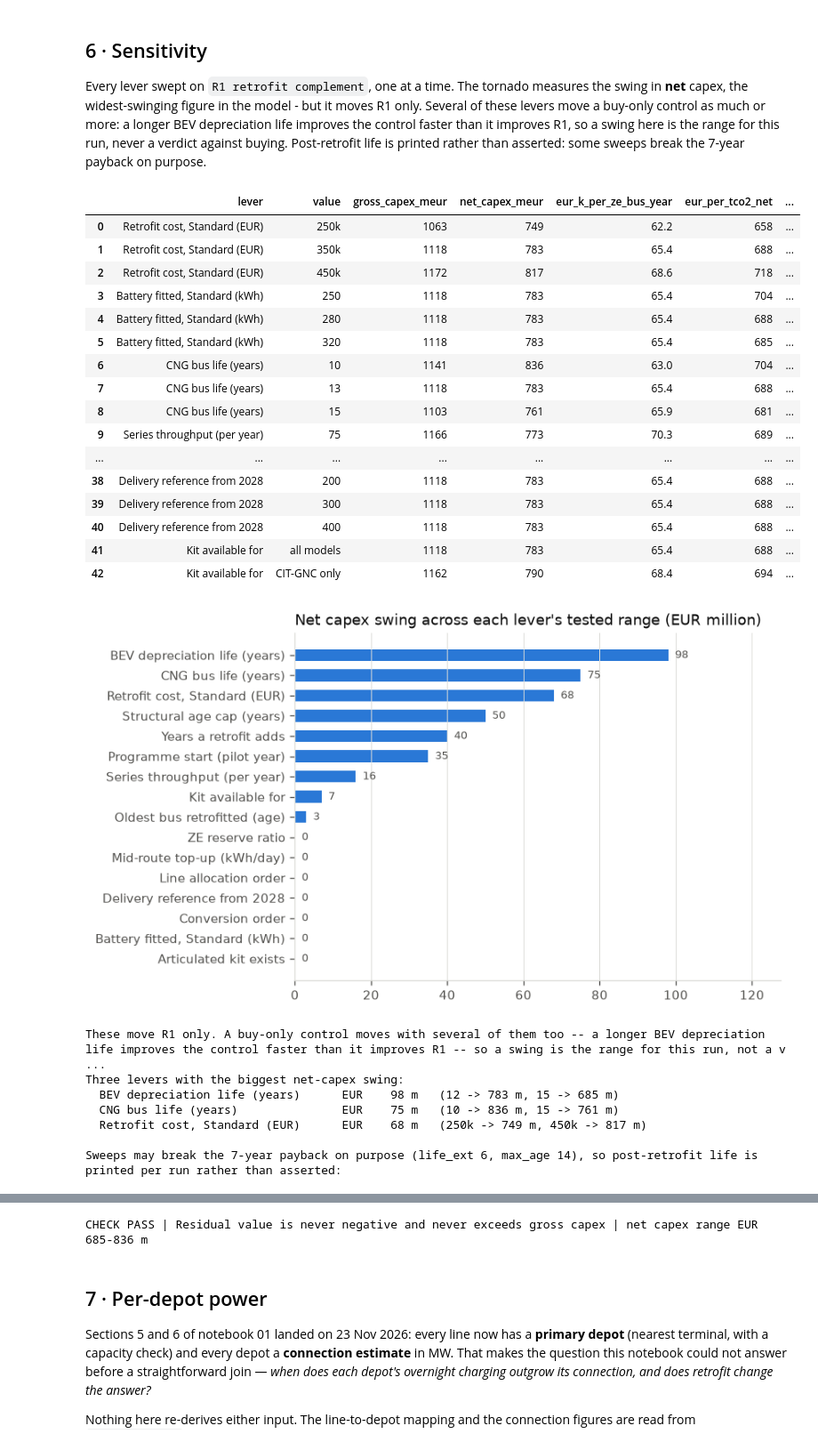
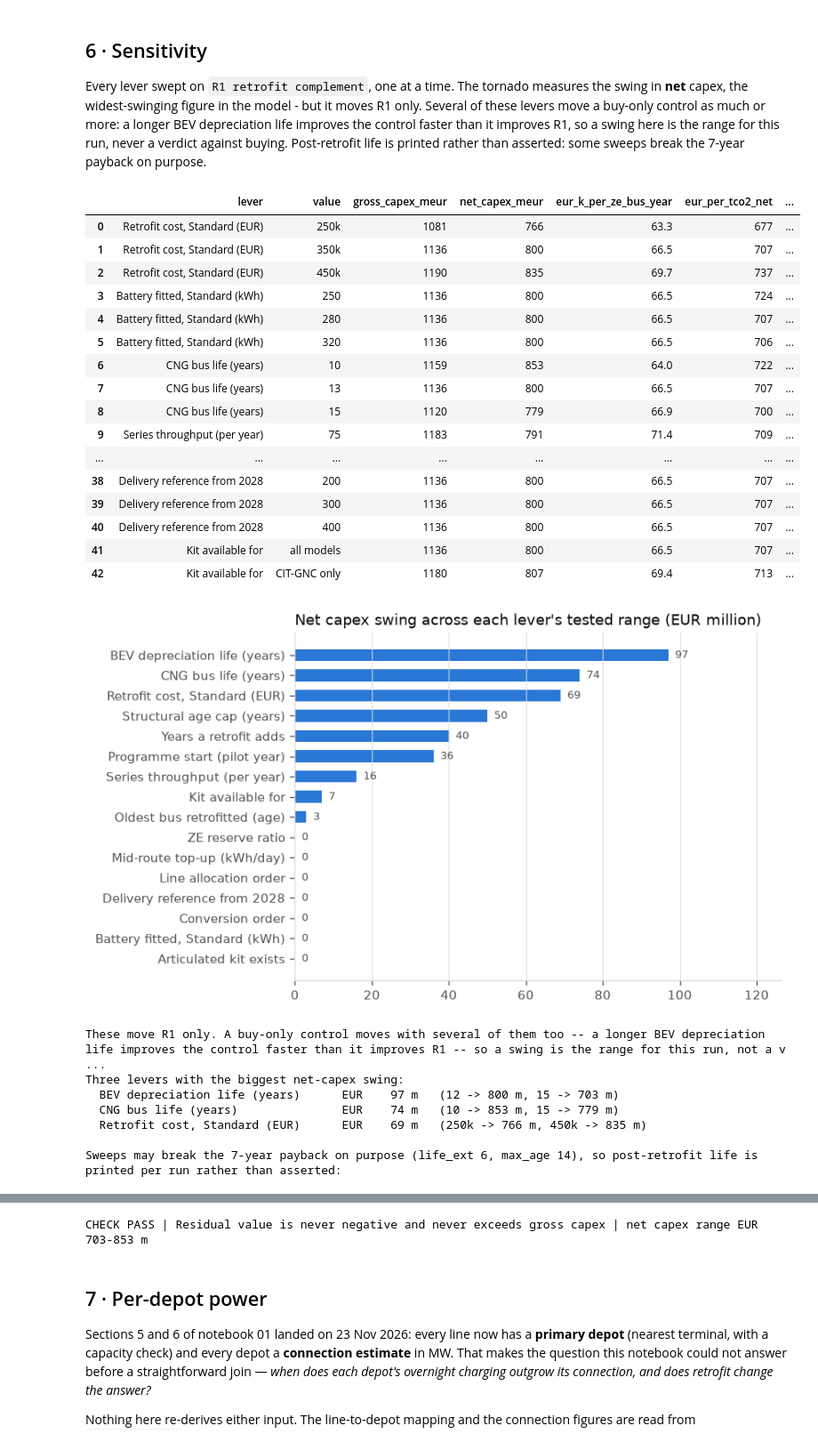
Before and after one commit to ella-garcia/madrid-bus-electrification, a Jupyter notebook: notebooks/04_Scenario_Lab.ipynb, the cells around one changed output, grey strips where cells are left out. Shown at 89% size. Drawn from its saved outputs; the diff is of its cells as text; code cells hidden in the pictures.

```diff
--- a/notebooks/04_Scenario_Lab.ipynb
+++ b/notebooks/04_Scenario_Lab.ipynb
@@ -162,6 +172,7 @@ NEEDED = {
     "blocks.csv":     "section 4 per-block km",
     "fleet_2025.csv": "section 3 fleet at 31 Dec 2025",
     "baseline.json":  "section 3 BASELINE_2025",
+    "nb01_params.json": "section 8 File 4 inputs",
 }
 missing = [f for f in NEEDED if not os.path.exists(os.path.join(DERIVED, f))]
 if missing:
@@ -203,4 +214,11 @@ check("Fleet identity at 31 Dec 2025", B25["n_bev"] + B25["n_h2"] + B25["n_cng"]
 check("Every line has a positive peak_buses and daily_km",
       (lines_in.peak_buses > 0).all() and (lines_in.daily_km > 0).all())
 _ = check("Spare buses over peak demand is positive", SPARE_2025 > 0, f"{SPARE_2025} buses")
+NB01 = json.load(open(os.path.join(DERIVED, "nb01_params.json")))
+F2 = pd.read_csv(os.path.join(OUT, "File_2.csv"), dtype={"line_id": str})
+check("Inputs match File 2: peak buses and daily km", PEAK_TOTAL == int(F2.peak_buses.sum()) and abs(lines_in.daily_km.sum() - F2.daily_km.sum()) < 1,
+      f"{PEAK_TOTAL:,} peak buses, {lines_in.daily_km.sum():,.1f} km a day")
+check("Inputs match notebook 01's File 4 parameters", NB01["fleet"] == B25["fleet_total"] and NB01["peak_buses"] == PEAK_TOTAL)
+print(f"Reserve: {SPARE_2025} spare buses = {SPARE_2025 / PEAK_TOTAL:.1%} of peak buses (SPARE_RATIO here) "
+      f"= {SPARE_2025 / B25['fleet_total']:.1%} of the fleet (notebook 01's r): one number, two denominators")
 # %% [output]
@@ -354,10 +375,9 @@ BEV_LIFE = assume(
     "residual_value_2035_meur", "swept: 12 / 15")
 
 CHARGER_CAPEX = assume(
-    "Charging infrastructure per point (EUR)", 100_000, "D",
-    f"EMT is installing 114 pantographs at Sanchinarro ({SRC['emt_sanchinarro']}) and 318 at La Elipa; "
-    "the contract values imply EUR 83-120k all-in per point. GRID CONNECTION IS EXCLUDED - that is a "
-    "depot-level cost and belongs in section 6, not in a per-bus figure. One point per ZE bus",
+    "Charging infrastructure per point (EUR)", NB01["charger_eur"], "D",
+    "Notebook 01 section 8 (D4): Sanchinarro award, EUR 12,581,413.59 for 114 pantographs including grid connection works "
+    "and canopy = EUR 110k per point. One point per ZE bus",
     "capex_meur")
 
 CNG_BUS_PRICE = assume(
@@ -405,7 +425,7 @@ SPARE_RATIO_BEV = assume(
     f"18-23% per 10-point availability shortfall against diesel ({SRC['bath']}), and US agencies ask "
     f"for higher ZEV spare ratios ({SRC['apta_spare']}). Applied to the ZE share of the fleet",
     "extra_buses_for_reserve and their capex (reported, never added to fleet_total)",
-    "swept: 0.108 / 0.13 / 0.15")
+    "swept: today's ratio / 0.13 / 0.15")
 
 SHOP_COVER = assume(
     "How buses in the retrofit shop are covered", "rotation_cng", "A",
@@ -417,8 +437,8 @@ SHOP_COVER = assume(
 # TODO(research) (3) Delivery capacity beyond 2027: EMT tender pipeline and OEM lead times.
 BEV_DELIVERY_REF = assume(
     "New BEVs EMT could plausibly take delivery of (buses/year)",
-    {2026: 80, 2027: 105, 2028: 300}, "D",
-    f"2026-27: the 120 BEVs due 2026-H1 2027, split 80/40 (A), plus 65 budgeted for 2027. From 2028: "
+    {**{int(k): v for k, v in NB01["s0_deliveries"].items()}, 2028: 300}, "D",
+    f"2026-27: EMT budgets, 70 and 65 e-buses (notebook 01 section 8, D3). From 2028: "
     f"EMT's demonstrated peak intake of about 300 new buses a year - 296 in 2021 ({SRC['emt_200gas']}), "
     f"1,222 across 2016-2020, about 244/yr ({SRC['emt_1222']}). DIAGNOSTIC ONLY: it flags years, it "
     "does not constrain the model",
@@ -1709,7 +1763,7 @@ for v in (SPARE_RATIO, 0.13, 0.15):
     rows.append(sweep_one("ZE reserve ratio", round(v, 3), spare_ratio_bev=v))
 for v in (200, 300, 400):
     rows.append(sweep_one("Delivery reference from 2028", v,
-                          delivery_ref={2026: 80, 2027: 105, 2028: v}))
+                          delivery_ref={**BEV_DELIVERY_REF, 2028: v}))
 if HAS_MODEL:
     for v in (None, ["CIT-GNC"]):
         rows.append(sweep_one("Kit available for", "all models" if not v else "CIT-GNC only",
@@ -1721,54 +1775,54 @@ display(sens)
 tor = (sens.groupby("lever").agg(lo=("net_capex_meur", "min"), hi=("net_capex_meur", "max"))
        .assign(swing=lambda d: d.hi - d.lo).sort_values("swing"))
 fig, ax = plt.subplots(figsize=(7.2, 4.2))
 ax.barh(tor.index, tor.swing, color=C[0], height=0.6)
 for y, v in enumerate(tor.swing):
     ax.annotate(f"{v:,.0f}", (v, y), xytext=(5, 0), textcoords="offset points",
                 fontsize=8, color=INK2, va="center")
 ax.set_title("Net capex swing across each lever's tested range (EUR million)", color=INK, loc="left")
 ax.grid(axis="y", visible=False); ax.set_xlim(0, max(tor.swing.max() * 1.3, 1))
 fig.tight_layout(); plt.show()
 
 print("These move R1 only. A buy-only control moves with several of them too -- a longer BEV "
       "depreciation life improves the control faster than it improves R1 -- so a swing is the range "
       "for this run, not a verdict against buying.")
 print("Three levers with the biggest net-capex swing:")
 for lever, r in tor.tail(3).iloc[::-1].iterrows():
     sub = sens[sens.lever == lever]
     print(f"  {lever:34s} EUR {r.swing:>5,.0f} m   "
           f"({sub.value.iloc[0]} -> {sub.net_capex_meur.iloc[0]:,.0f} m, "
           f"{sub.value.iloc[-1]} -> {sub.net_capex_meur.iloc[-1]:,.0f} m)")
 print("\nSweeps may break the 7-year payback on purpose (life_ext 6, max_age 14), so post-retrofit "
       "life is printed per run rather than asserted:")
 display(sens.loc[sens.min_post_life < 7, ["lever", "value", "min_post_life", "net_capex_meur",
                                           "eur_per_tco2_net"]])
 _ = check("Residual value is never negative and never exceeds gross capex",
           ((sens.net_capex_meur >= 0) & (sens.net_capex_meur <= sens.gross_capex_meur)).all(),
           f"net capex range EUR {sens.net_capex_meur.min():,.0f}-{sens.net_capex_meur.max():,.0f} m")
 # %% [output]
 |  | lever | value | gross_capex_meur | net_capex_meur | eur_k_per_ze_bus_year | eur_per_tco2_net | ... |
-| 0 | Retrofit cost, Standard (EUR) | 250k | 1063 | 749 | 62.2 | 658 | ... |
-| 1 | Retrofit cost, Standard (EUR) | 350k | 1118 | 783 | 65.4 | 688 | ... |
-| 2 | Retrofit cost, Standard (EUR) | 450k | 1172 | 817 | 68.6 | 718 | ... |
-| 3 | Battery fitted, Standard (kWh) | 250 | 1118 | 783 | 65.4 | 704 | ... |
-| 4 | Battery fitted, Standard (kWh) | 280 | 1118 | 783 | 65.4 | 688 | ... |
-| 5 | Battery fitted, Standard (kWh) | 320 | 1118 | 783 | 65.4 | 685 | ... |
-| 6 | CNG bus life (years) | 10 | 1141 | 836 | 63.0 | 704 | ... |
-| 7 | CNG bus life (years) | 13 | 1118 | 783 | 65.4 | 688 | ... |
-| 8 | CNG bus life (years) | 15 | 1103 | 761 | 65.9 | 681 | ... |
-| 9 | Series throughput (per year) | 75 | 1166 | 773 | 70.3 | 689 | ... |
+| 0 | Retrofit cost, Standard (EUR) | 250k | 1081 | 766 | 63.3 | 677 | ... |
+| 1 | Retrofit cost, Standard (EUR) | 350k | 1136 | 800 | 66.5 | 707 | ... |
+| 2 | Retrofit cost, Standard (EUR) | 450k | 1190 | 835 | 69.7 | 737 | ... |
+| 3 | Battery fitted, Standard (kWh) | 250 | 1136 | 800 | 66.5 | 724 | ... |
+| 4 | Battery fitted, Standard (kWh) | 280 | 1136 | 800 | 66.5 | 707 | ... |
+| 5 | Battery fitted, Standard (kWh) | 320 | 1136 | 800 | 66.5 | 706 | ... |
+| 6 | CNG bus life (years) | 10 | 1159 | 853 | 64.0 | 722 | ... |
+| 7 | CNG bus life (years) | 13 | 1136 | 800 | 66.5 | 707 | ... |
+| 8 | CNG bus life (years) | 15 | 1120 | 779 | 66.9 | 700 | ... |
+| 9 | Series throughput (per year) | 75 | 1183 | 791 | 71.4 | 709 | ... |
 | ... | ... | ... | ... | ... | ... | ... | ... |
-| 38 | Delivery reference from 2028 | 200 | 1118 | 783 | 65.4 | 688 | ... |
-| 39 | Delivery reference from 2028 | 300 | 1118 | 783 | 65.4 | 688 | ... |
-| 40 | Delivery reference from 2028 | 400 | 1118 | 783 | 65.4 | 688 | ... |
-| 41 | Kit available for | all models | 1118 | 783 | 65.4 | 688 | ... |
-| 42 | Kit available for | CIT-GNC only | 1162 | 790 | 68.4 | 694 | ... |
+| 38 | Delivery reference from 2028 | 200 | 1136 | 800 | 66.5 | 707 | ... |
+| 39 | Delivery reference from 2028 | 300 | 1136 | 800 | 66.5 | 707 | ... |
+| 40 | Delivery reference from 2028 | 400 | 1136 | 800 | 66.5 | 707 | ... |
+| 41 | Kit available for | all models | 1136 | 800 | 66.5 | 707 | ... |
+| 42 | Kit available for | CIT-GNC only | 1180 | 807 | 69.4 | 713 | ... |
-[figure, old version]
+[figure, new version]
 These move R1 only. A buy-only control moves with several of them too -- a longer BEV depreciation life improves the control faster than it improves R1 -- so a swing is the range for this run, not a v ...
 Three levers with the biggest net-capex swing:
-  BEV depreciation life (years)      EUR    98 m   (12 -> 783 m, 15 -> 685 m)
-  CNG bus life (years)               EUR    75 m   (10 -> 836 m, 15 -> 761 m)
-  Retrofit cost, Standard (EUR)      EUR    68 m   (250k -> 749 m, 450k -> 817 m)
+  BEV depreciation life (years)      EUR    97 m   (12 -> 800 m, 15 -> 703 m)
+  CNG bus life (years)               EUR    74 m   (10 -> 853 m, 15 -> 779 m)
+  Retrofit cost, Standard (EUR)      EUR    69 m   (250k -> 766 m, 450k -> 835 m)
 
 Sweeps may break the 7-year payback on purpose (life_ext 6, max_age 14), so post-retrofit life is printed per run rather than asserted:
 |  | lever | value | min_post_life | net_capex_meur | eur_per_tco2_net |
@@ -1778,4 +1832,4 @@ Sweeps may break the 7-year payback on purpose (life_ext 6, max_age 14), so post
-CHECK PASS | Residual value is never negative and never exceeds gross capex | net capex range EUR 685-836 m
+CHECK PASS | Residual value is never negative and never exceeds gross capex | net capex range EUR 703-853 m
 # %% [markdown]
 ## 7 · Per-depot power
 
```
Also changed, not shown: parts of 40 cells of this notebook, 18 other files.
